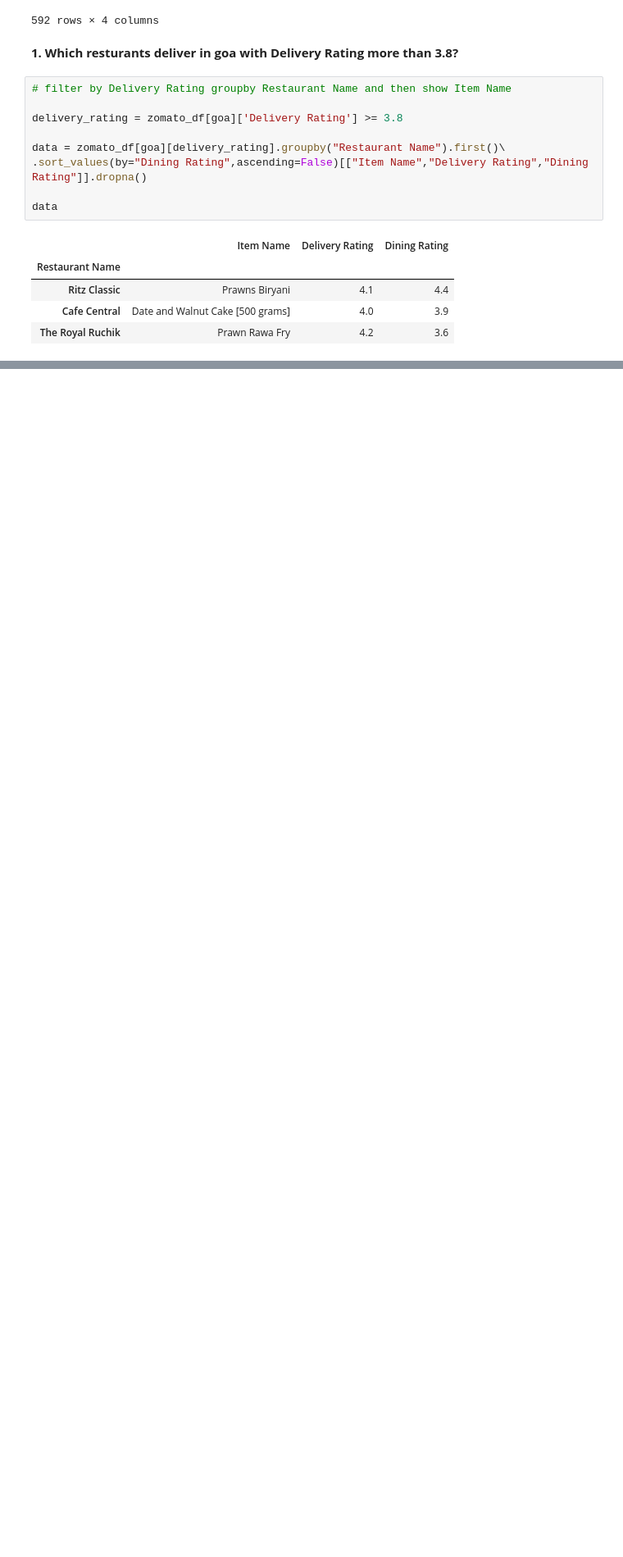
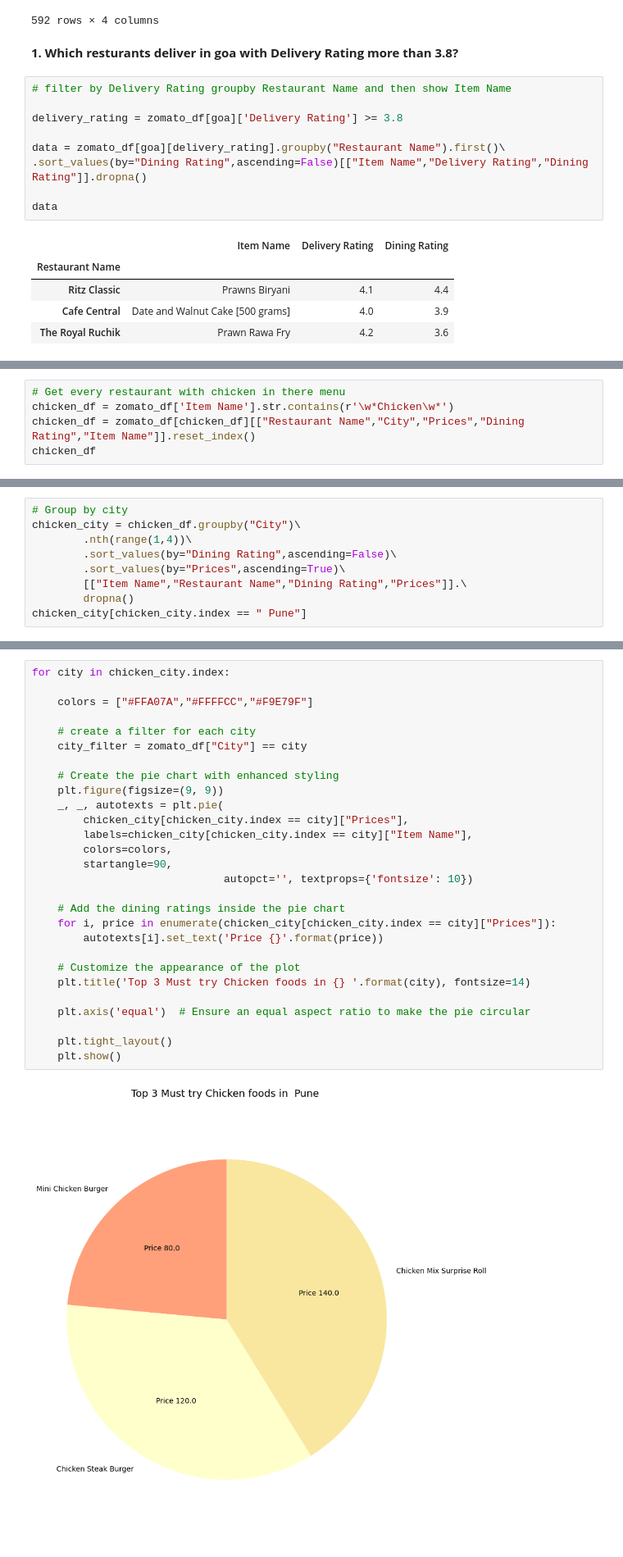
Before and after one commit to Daksh024/ZomatoDataAnalysis, a Jupyter notebook: Zomato_EDA.ipynb, the cells around one changed output, grey strips where cells are left out. Shown at 82% size. Saved outputs shown, nothing was run; the diff lists cells and outputs as text; blank space fills up the shorter version.

```diff
--- a/Zomato_EDA.ipynb
+++ b/Zomato_EDA.ipynb
@@ -190,0 +218,5 @@ plot = plot.set_xticklabels(plot.get_xticklabels(), rotation=30);
+# %%
+# Get every restaurant with chicken in there menu
+chicken_df = zomato_df['Item Name'].str.contains(r'\w*Chicken\w*')
+chicken_df = zomato_df[chicken_df][["Restaurant Name","City","Prices","Dining Rating","Item Name"]].reset_index()
+chicken_df
@@ -190,0 +237,9 @@ plot = plot.set_xticklabels(plot.get_xticklabels(), rotation=30);
+# %%
+# Group by city
+chicken_city = chicken_df.groupby("City")\
+        .nth(range(1,4))\
+        .sort_values(by="Dining Rating",ascending=False)\
+        .sort_values(by="Prices",ascending=True)\
+        [["Item Name","Restaurant Name","Dining Rating","Prices"]].\
+        dropna()
+chicken_city[chicken_city.index == " Pune"]
@@ -190,0 +261,30 @@ plot = plot.set_xticklabels(plot.get_xticklabels(), rotation=30);
+# %%
+for city in chicken_city.index:
+
+    colors = ["#FFA07A","#FFFFCC","#F9E79F"]
+
+    # create a filter for each city
+    city_filter = zomato_df["City"] == city
+
+    # Create the pie chart with enhanced styling
+    plt.figure(figsize=(9, 9))
+    _, _, autotexts = plt.pie(
+        chicken_city[chicken_city.index == city]["Prices"],
+        labels=chicken_city[chicken_city.index == city]["Item Name"],
+        colors=colors,
+        startangle=90,
+                              autopct='', textprops={'fontsize': 10})
+
+    # Add the dining ratings inside the pie chart
+    for i, price in enumerate(chicken_city[chicken_city.index == city]["Prices"]):
+        autotexts[i].set_text('Price {}'.format(price))
+
+    # Customize the appearance of the plot
+    plt.title('Top 3 Must try Chicken foods in {} '.format(city), fontsize=14)
+
+    plt.axis('equal')  # Ensure an equal aspect ratio to make the pie circular
+
+    plt.tight_layout()
+    plt.show()
+# %% [output]
+[figure, added]
```
Also changed, not shown: parts of 8 cells of this notebook.
